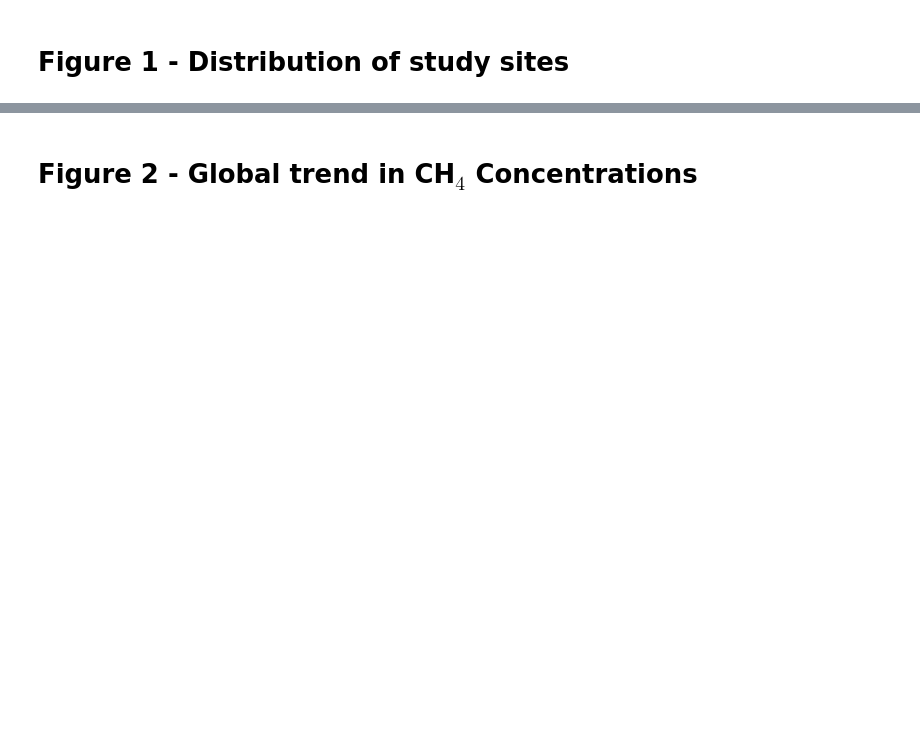
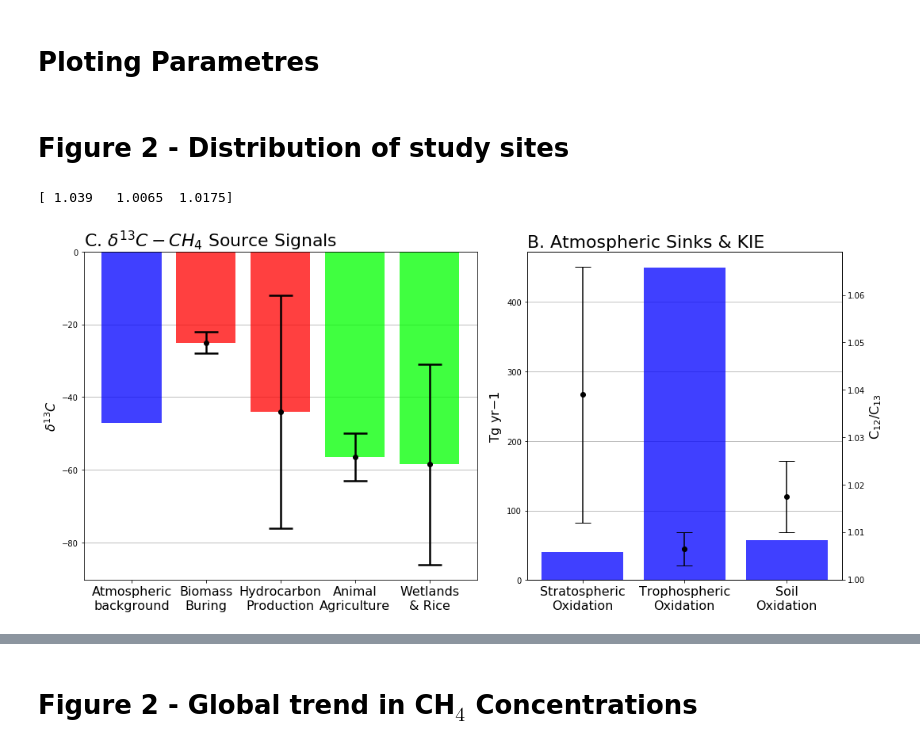
Before and after one commit to June-Skeeter/GlobalCH4Analysis, a Jupyter notebook: GlobalCH4.ipynb, the cells around one changed output, grey strips where cells are left out. Drawn from its saved outputs; the diff is of its cells as text; code cells hidden in the pictures; blank space fills up the shorter version.

```diff
--- a/GlobalCH4.ipynb
+++ b/GlobalCH4.ipynb
@@ -181,2 +190,4 @@ def Profile(klass):
 
     return(Lat_Profile,Lat_Profile_yr)
+# %% [markdown]
+# Ploting Parametres
@@ -183,5 +203,77 @@ def Profile(klass):
 # %% [markdown]
-# Figure 1 - Distribution of study sites
+# Figure 2 - Distribution of study sites
+# %%
+def Intro_Plot():
+    plt.rcParams['axes.axisbelow'] = True
+
+    fig = plt.figure(figsize=(15,7))
+    gs = gridspec.GridSpec(1, 2, width_ratios=[5, 4])
+
+## Plot 1
+
+#     ax1 = plt.subplot(gs[0,0])
+    ax2 = plt.subplot(gs[0,1])
+    ax3 = plt.subplot(gs[0,0])
+
+    Sinks = [40,450,58]
+    Index = np.arange(0,len(Sinks))
+    Sinks = np.asanyarray(Sinks)
+    System = ['Stratospheric\nOxidation','Trophospheric\nOxidation','Soil\nOxidation']
+    System = np.asanyarray(System)
+    Color = [Blue,Blue,Green]
+    barlist = ax2.bar(Index,Sinks,color = Blue)
+    plt.sca(ax2)
+    plt.xticks(Index, System,fontsize=AxisLabelFont)
+
+    Sinks_High = [1.066,1.010,1.025]
+    Sinks_Low = [1.012,1.003,1.010]
+    Index = np.arange(0,len(Sinks_High))
+    Sinks_Low = np.asanyarray(Sinks_Low)
+    Sinks_Hight = np.asanyarray(Sinks_High)
+    Sinks_Mid = (Sinks_High+Sinks_Low)/2
+    ax2.set_ylabel('Tg yr${-1}$',fontsize = AxisLabelFont)
+    ax2_2 = ax2.twinx()
+    ax2_2.errorbar(Index,Sinks_Mid,yerr=(Sinks_High-Sinks_Low)/2,fmt='o',color='black',capsize=10)
+    print(Sinks_Mid)#-(Sinks_High-Sinks_Low))
+    ax2_2.set_ylabel('C$_{12}$/C$_{13}$',fontsize = AxisLabelFont)
+    ax2.yaxis.grid(zorder=0)
+    plt.sca(ax2_2)
+#     plt.yticks(np.linspace(ax2_2.get_yticks()[0], ax2_2.get_yticks()[-1], len(ax2.get_yticks())))
+
+## Plot 3
+
+    Sinks_High = [-47,-22,-12,-50,-31]
+    Sinks_Low = [-47,-28,-76,-63,-86]
+    Index = np.arange(0,len(Sinks_High))
+    Sinks_Low = np.asanyarray(Sinks_Low)
+    Sinks_High = np.asanyarray(Sinks_High)
+    Sinks_Mid = (Sinks_High+Sinks_Low)/2
+    System = ['Atmospheric\nbackground','Biomass\nBuring','Hydrocarbon\nProduction','Animal\nAgriculture','Wetlands\n& Rice']
+    System = np.asanyarray(System)
+    Color = [Blue,Red,Red,Green,Green]
+    ax3.yaxis.grid(zorder=0)
+    plt.sca(ax3)
+    for pos, y, err, color in zip(Index, Sinks_Mid, (Sinks_High-Sinks_Low)/2, Color):
+        barlist = ax3.bar(pos,y,color=color)
+        if pos != 0:
+            ax3.errorbar(pos, y, err, lw=2.5, capsize=15, capthick=2.5, color='black',fmt='o')
+    plt.xticks(Index, System,fontsize=AxisLabelFont)
+
+
+
+
+    ax3.set_ylabel('${\delta^{13} C}$',fontsize = AxisLabelFont)
+
+    ax1.set_ylim(0,-65)
+    ax1.set_title('A. ${\delta^{13} C - CH_{4}}$ Ratios', loc ='left',fontsize = TitleFont)
+    ax2.set_title('B. Atmospheric Sinks & KIE', loc ='left',fontsize = TitleFont)
+    ax3.set_title('C. ${\delta^{13} C - CH_{4}}$ Source Signals', loc ='left',fontsize = TitleFont)
+    fig.tight_layout()
+
+Intro_Plot()
+# %% [output]
+[ 1.039   1.0065  1.0175]
+[figure, added]
 # %%
 World = gpd.read_file('TM_WORLD_BORDERS-0.3.shp')
 
```
Also changed, not shown: parts of 18 cells of this notebook.
